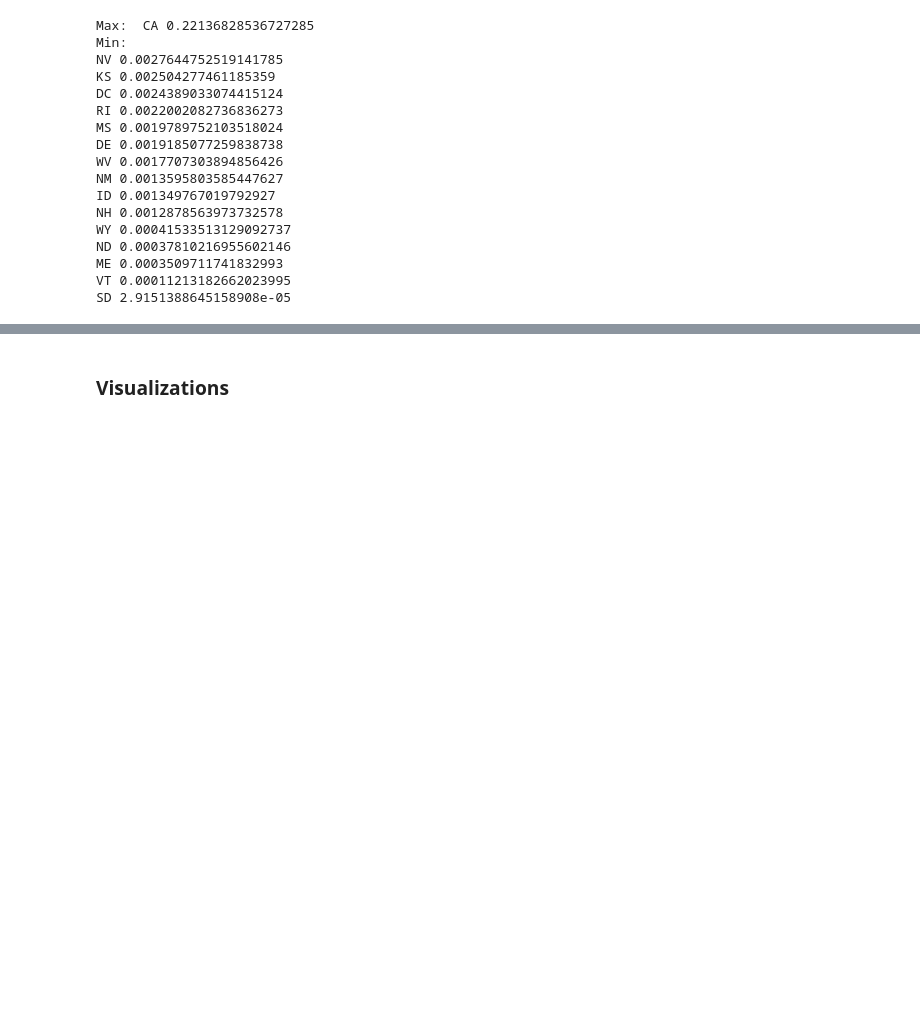
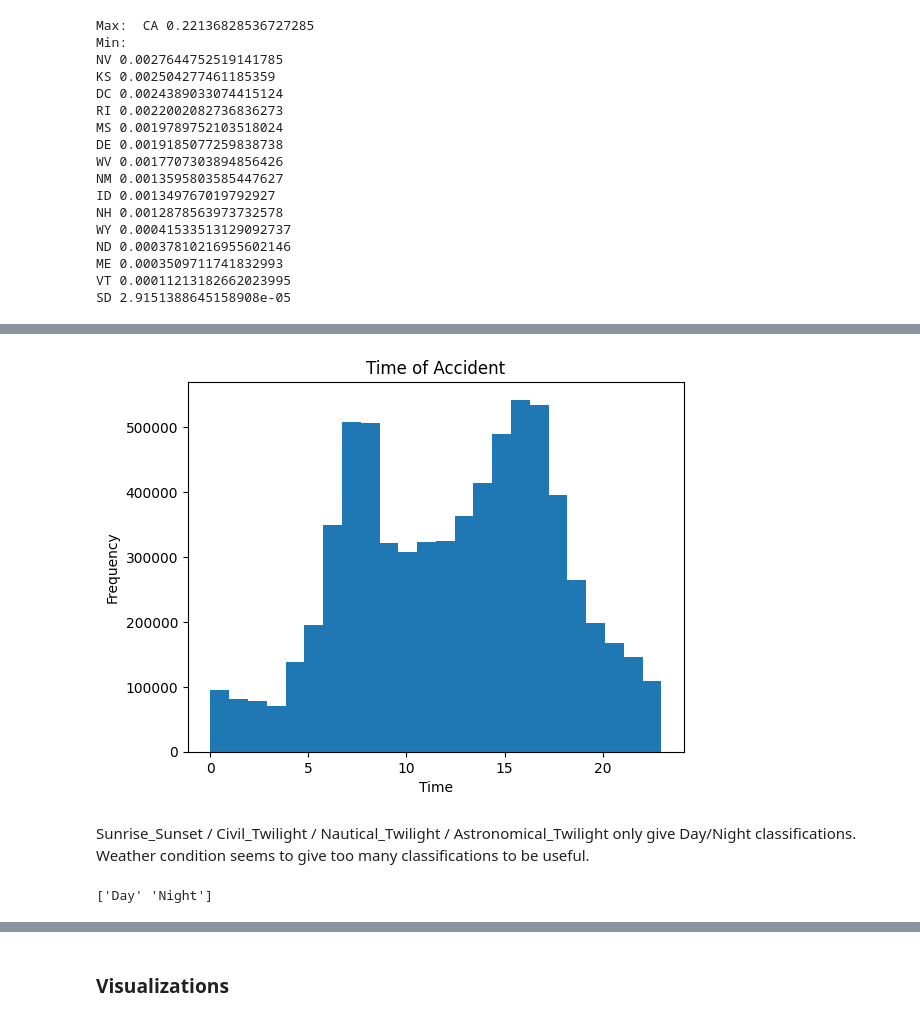
Before and after one commit to Jaredwinn77/Math-302-project, a Jupyter notebook: data.ipynb, the cells around one changed output, grey strips where cells are left out. Drawn from its saved outputs; the diff is of its cells as text; code cells hidden in the pictures; blank space fills up the shorter version.

```diff
--- a/data.ipynb
+++ b/data.ipynb
@@ -318,0 +339,3 @@ SD 2.9151388645158908e-05
+# %%
+# Start time as only times
+start_time = pd.to_datetime(data["Start_Time"], format="%Y-%m-%d %H:%M:%S").dt.hour
@@ -318,0 +357,14 @@ SD 2.9151388645158908e-05
+# %%
+counts, bin_edges, _ = plt.hist(start_time, bins=24)
+plt.title("Time of Accident")
+plt.xlabel("Time")
+plt.ylabel("Frequency")
+plt.show()
+# %% [output]
+[figure, added]
+# %% [markdown]
+Sunrise_Sunset / Civil_Twilight / Nautical_Twilight / Astronomical_Twilight only give Day/Night classifications. Weather condition seems to give too many classifications to be useful.
+# %%
+print(data['Astronomical_Twilight'].unique())
+# %% [output]
+['Day' 'Night']
```
Also changed, not shown: parts of 10 cells of this notebook.
